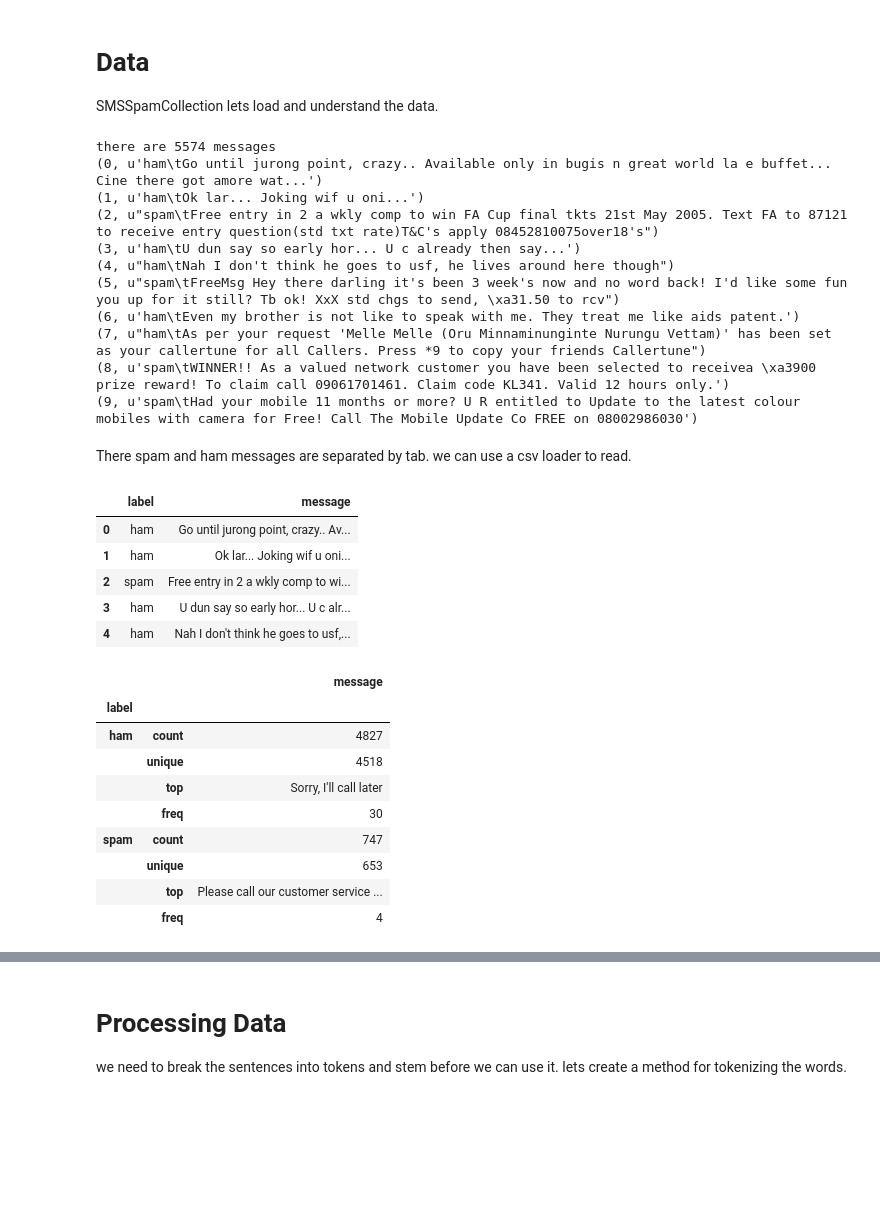
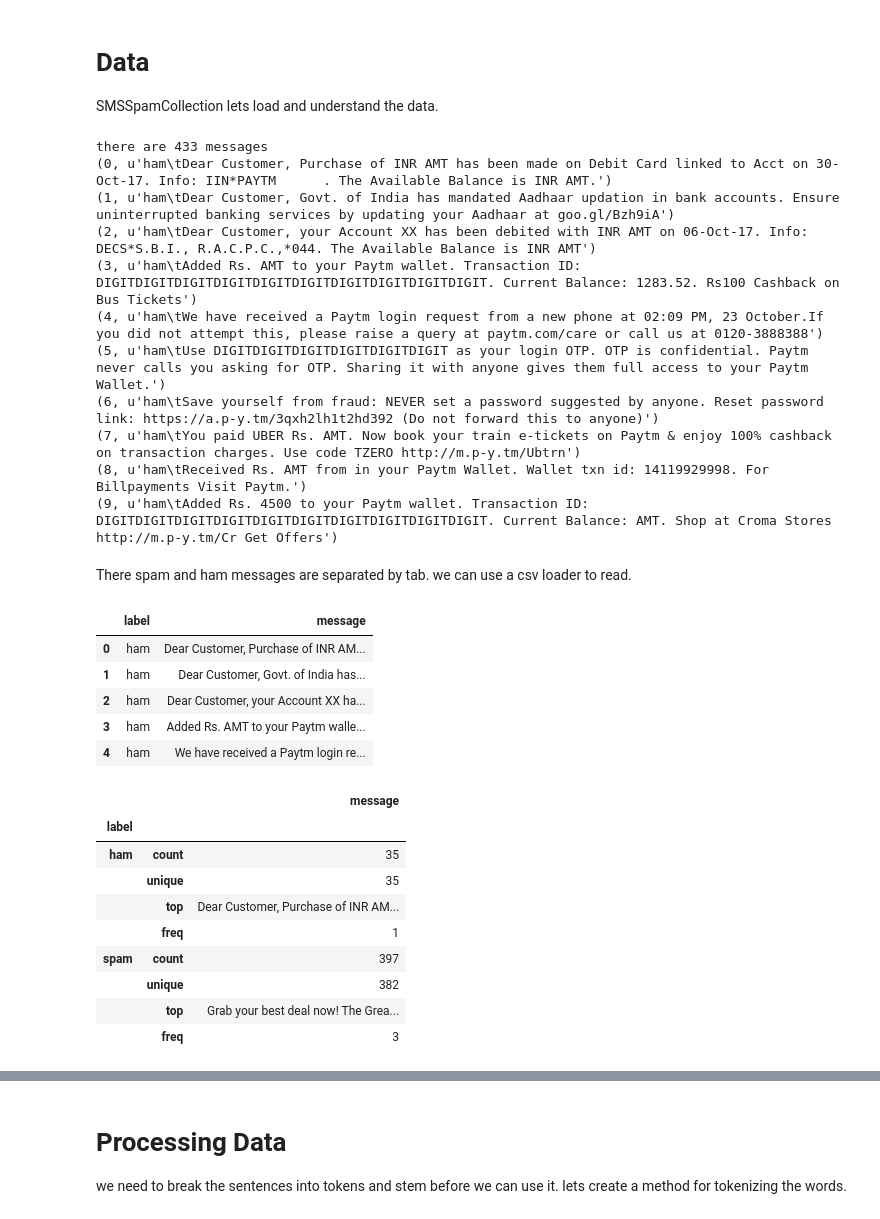
Before and after one commit to darcwader/DSpam, a Jupyter notebook: ML/Spam.ipynb, the cells around one changed output, grey strips where cells are left out. Cells and saved outputs as stored; diff of their text form; code cells hidden in the pictures; blank space fills up the shorter version.

```diff
--- a/ML/Spam.ipynb
+++ b/ML/Spam.ipynb
@@ -36,7 +44,8 @@ pd.options.display.mpl_style = 'default'
 
 SMSSpamCollection lets load and understand the data.
 # %%
-file_name = 'SMSSpamCollection'
+fpath = '/Users/darshansonde/Code/ml/DSpam/ML/'
+file_name = fpath + 'SMS2017India.csv'
 with open(file_name) as f:
     corpus = f.readlines()
 
@@ -48,45 +57,45 @@ corpus = [x.strip() for x in corpus]
 for i,message in enumerate(corpus[:10]):
     print(i, message)
 # %% [output]
-there are 5574 messages
-(0, u'ham\tGo until jurong point, crazy.. Available only in bugis n great world la e buffet... Cine there got amore wat...')
-(1, u'ham\tOk lar... Joking wif u oni...')
-(2, u"spam\tFree entry in 2 a wkly comp to win FA Cup final tkts 21st May 2005. Text FA to 87121 to receive entry question(std txt rate)T&C's apply 08452810075over18's")
-(3, u'ham\tU dun say so early hor... U c already then say...')
-(4, u"ham\tNah I don't think he goes to usf, he lives around here though")
-(5, u"spam\tFreeMsg Hey there darling it's been 3 week's now and no word back! I'd like some fun you up for it still? Tb ok! XxX std chgs to send, \xa31.50 to rcv")
-(6, u'ham\tEven my brother is not like to speak with me. They treat me like aids patent.')
-(7, u"ham\tAs per your request 'Melle Melle (Oru Minnaminunginte Nurungu Vettam)' has been set as your callertune for all Callers. Press *9 to copy your friends Callertune")
-(8, u'spam\tWINNER!! As a valued network customer you have been selected to receivea \xa3900 prize reward! To claim call 09061701461. Claim code KL341. Valid 12 hours only.')
-(9, u'spam\tHad your mobile 11 months or more? U R entitled to Update to the latest colour mobiles with camera for Free! Call The Mobile Update Co FREE on 08002986030')
+there are 433 messages
+(0, u'ham\tDear Customer, Purchase of INR AMT has been made on Debit Card linked to Acct on 30-Oct-17. Info: IIN*PAYTM      . The Available Balance is INR AMT.')
+(1, u'ham\tDear Customer, Govt. of India has mandated Aadhaar updation in bank accounts. Ensure uninterrupted banking services by updating your Aadhaar at goo.gl/Bzh9iA')
+(2, u'ham\tDear Customer, your Account XX has been debited with INR AMT on 06-Oct-17. Info: DECS*S.B.I., R.A.C.P.C.,*044. The Available Balance is INR AMT')
+(3, u'ham\tAdded Rs. AMT to your Paytm wallet. Transaction ID: DIGITDIGITDIGITDIGITDIGITDIGITDIGITDIGITDIGITDIGIT. Current Balance: 1283.52. Rs100 Cashback on Bus Tickets')
+(4, u'ham\tWe have received a Paytm login request from a new phone at 02:09 PM, 23 October.If you did not attempt this, please raise a query at paytm.com/care or call us at 0120-3888388')
+(5, u'ham\tUse DIGITDIGITDIGITDIGITDIGITDIGIT as your login OTP. OTP is confidential. Paytm never calls you asking for OTP. Sharing it with anyone gives them full access to your Paytm Wallet.')
+(6, u'ham\tSave yourself from fraud: NEVER set a password suggested by anyone. Reset password link: https://a.p-y.tm/3qxh2lh1t2hd392 (Do not forward this to anyone)')
+(7, u'ham\tYou paid UBER Rs. AMT. Now book your train e-tickets on Paytm & enjoy 100% cashback on transaction charges. Use code TZERO http://m.p-y.tm/Ubtrn')
+(8, u'ham\tReceived Rs. AMT from in your Paytm Wallet. Wallet txn id: 14119929998. For Billpayments Visit Paytm.')
+(9, u'ham\tAdded Rs. 4500 to your Paytm wallet. Transaction ID: DIGITDIGITDIGITDIGITDIGITDIGITDIGITDIGITDIGITDIGIT. Current Balance: AMT. Shop at Croma Stores http://m.p-y.tm/Cr Get Offers')
 # %% [markdown]
 There spam and ham messages are separated by tab. we can use a csv loader to read.
 # %%
-with open('SMSSpamCollection',encoding='UTF-8') as f:
+with open(file_name,encoding='UTF-8') as f:
     messages = pd.read_csv(f, sep='\t', quoting=csv.QUOTE_NONE, names=['label', 'message'])
 
-messages['message'] = messages['message'].map(lambda text:text.decode(encoding='utf-8'))
+messages['message'] = messages['message'].map(lambda text:text)
 messages.head()
 # %% [output]
 |  | label | message |
-| 0 | ham | Go until jurong point, crazy.. Av... |
-| 1 | ham | Ok lar... Joking wif u oni... |
-| 2 | spam | Free entry in 2 a wkly comp to wi... |
-| 3 | ham | U dun say so early hor... U c alr... |
-| 4 | ham | Nah I don't think he goes to usf,... |
+| 0 | ham | Dear Customer, Purchase of INR AM... |
+| 1 | ham | Dear Customer, Govt. of India has... |
+| 2 | ham | Dear Customer, your Account XX ha... |
+| 3 | ham | Added Rs. AMT to your Paytm walle... |
+| 4 | ham | We have received a Paytm login re... |
 # %%
 messages.groupby('label').describe()
 # %% [output]
 |  |  | message |
 | label |  |  |
-| ham | count | 4827 |
-|  | unique | 4518 |
-|  | top | Sorry, I'll call later |
-|  | freq | 30 |
-| spam | count | 747 |
-|  | unique | 653 |
-|  | top | Please call our customer service ... |
-|  | freq | 4 |
+| ham | count | 35 |
+|  | unique | 35 |
+|  | top | Dear Customer, Purchase of INR AM... |
+|  | freq | 1 |
+| spam | count | 397 |
+|  | unique | 382 |
+|  | top | Grab your best deal now! The Grea... |
+|  | freq | 3 |
 # %%
 messages['length'] = messages['message'].map(lambda text:len(text))
 messages.head()
```
Also changed, not shown: parts of 16 cells of this notebook, 15 other files.
